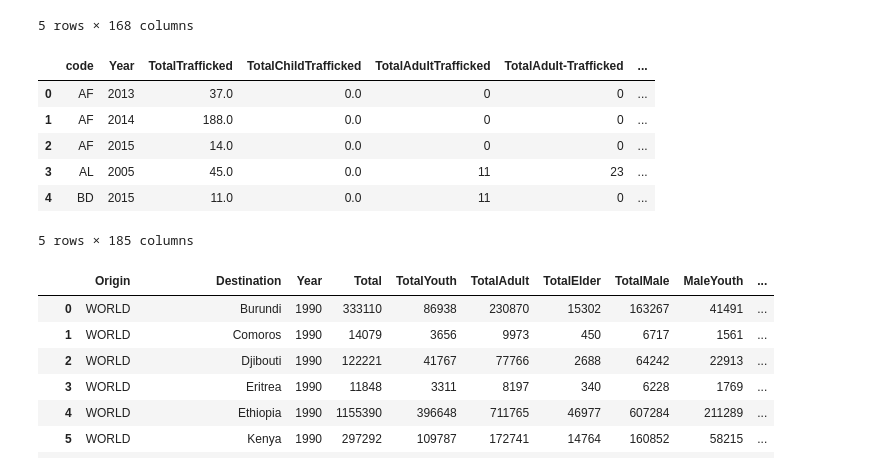
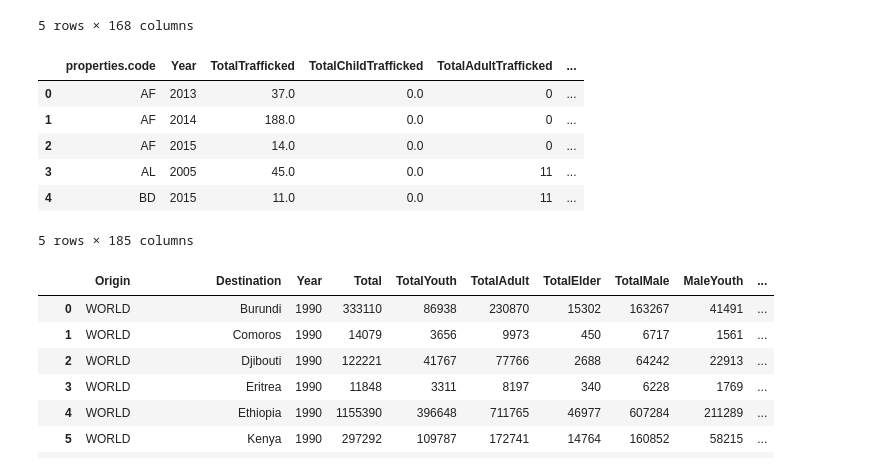
Before and after one commit to benieevelyne/Project2_Neurath, a Jupyter notebook: DataSets/BigMerge.ipynb, the cells around one changed output. Saved outputs shown, nothing was run; the diff lists cells and outputs as text; code cells hidden in the pictures.

```diff
--- a/DataSets/BigMerge.ipynb
+++ b/DataSets/BigMerge.ipynb
@@ -202,15 +205,15 @@ FinalTotals = pandas.concat([Total, TotalChild, TotalAdult,
 # %%
 FinalTrafficking = pandas.concat([FinalTotals, traffickingCounts], axis=1, join='outer')
 
-FinalTrafficking = FinalTrafficking.reset_index().rename(columns={'citizenship': 'code'})
+FinalTrafficking = FinalTrafficking.reset_index().rename(columns={'citizenship': 'properties.code'})
 FinalTrafficking.head()
 # %% [output]
-|  | code | Year | TotalTrafficked | TotalChildTrafficked | TotalAdultTrafficked | TotalAdult-Trafficked | ... |
-| 0 | AF | 2013 | 37.0 | 0.0 | 0 | 0 | ... |
-| 1 | AF | 2014 | 188.0 | 0.0 | 0 | 0 | ... |
-| 2 | AF | 2015 | 14.0 | 0.0 | 0 | 0 | ... |
-| 3 | AL | 2005 | 45.0 | 0.0 | 11 | 23 | ... |
-| 4 | BD | 2015 | 11.0 | 0.0 | 11 | 0 | ... |
+|  | properties.code | Year | TotalTrafficked | TotalChildTrafficked | TotalAdultTrafficked | ... |
+| 0 | AF | 2013 | 37.0 | 0.0 | 0 | ... |
+| 1 | AF | 2014 | 188.0 | 0.0 | 0 | ... |
+| 2 | AF | 2015 | 14.0 | 0.0 | 0 | ... |
+| 3 | AL | 2005 | 45.0 | 0.0 | 11 | ... |
+| 4 | BD | 2015 | 11.0 | 0.0 | 11 | ... |
 5 rows × 185 columns
 # %%
 migrationA = pandas.read_csv('MigrationCountsAge-Gender.csv',error_bad_lines=False)
```
Also changed, not shown: parts of 15 cells of this notebook.
